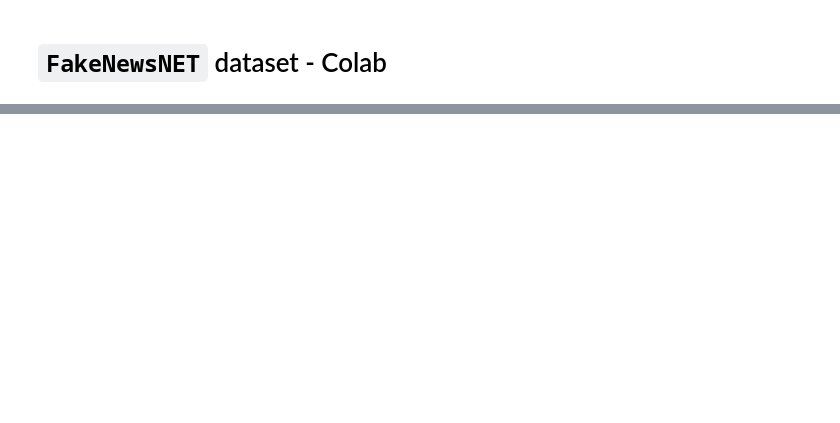
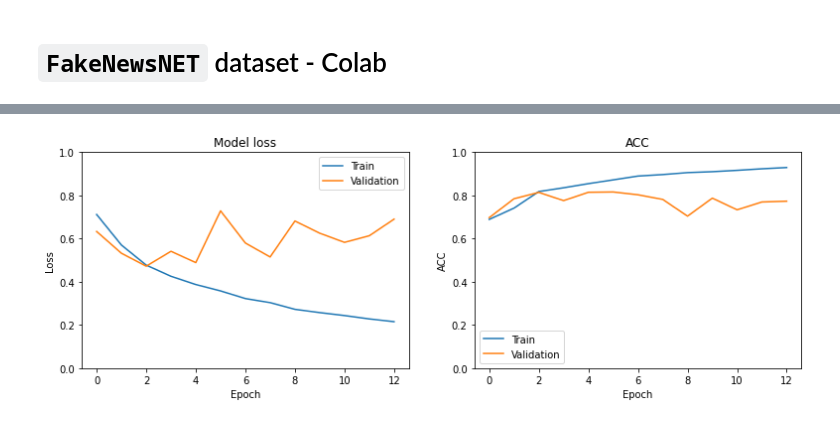
Before and after one commit to EddyEdzwan/StopFAIke, a Jupyter notebook: notebooks/JS_FakeNewsNET_Colab.ipynb, the cells around one changed output, grey strips where cells are left out. Drawn from its saved outputs; the diff is of its cells as text; code cells hidden in the pictures; blank space fills up the shorter version.

```diff
--- a/notebooks/JS_FakeNewsNET_Colab.ipynb
+++ b/notebooks/JS_FakeNewsNET_Colab.ipynb
@@ -15,7 +18,7 @@ def get_data_from_gcp(nrows=10000, optimize=False, **kwargs):
     df = pd.read_csv(path, nrows=nrows)
     return df
 # %%
-data = get_data_from_gcp(nrows=10000)
+data = get_data_from_gcp(nrows=20000)
 # %%
 data.shape
 # %% [output]
@@ -22,0 +212,8 @@ data.shape
+# %%
+text_vocab_size = len(text_tokenizer.word_index)
+title_vocab_size = len(title_tokenizer.word_index)
+
+print('-'*80)
+print(f"text vocab_size: {text_vocab_size}")
+print(f"title vocab_size: {title_vocab_size}")
+print('-'*80)
@@ -22,0 +305,12 @@ data.shape
+# %%
+es = tf.keras.callbacks.EarlyStopping(monitor='val_loss', patience=4, restore_best_weights=True)
+
+text_model = init_model()
+
+history = text_model.fit(X_text_train_pad,
+                  y_train,
+                  validation_split=0.2,
+                  batch_size=64,
+                  epochs=15,
+                  callbacks=[es],
+                  verbose=1)
@@ -22,0 +335,25 @@ data.shape
+# %%
+def plot_loss(history, title=None):
+    fig, (ax1, ax2) = plt.subplots(1,2, figsize=(13,4))
+    ax1.plot(history.history['loss'])
+    ax1.plot(history.history['val_loss'])
+    ax1.set_title('Model loss')
+    ax1.set_ylabel('Loss')
+    ax1.set_xlabel('Epoch')
+    ax1.set_ylim(ymin=0, ymax=1)
+    ax1.legend(['Train', 'Validation'], loc='best')
+
+    ax2.plot(history.history['accuracy'])
+    ax2.plot(history.history['val_accuracy'])
+    ax2.set_title('ACC')
+    ax2.set_ylabel('ACC')
+    ax2.set_xlabel('Epoch')
+    ax2.set_ylim(ymin=0, ymax=1)
+    ax2.legend(['Train', 'Validation'], loc='best')
+    if title:
+        fig.suptitle(title)
+    plt.show()
+# %%
+plot_loss(history, title=None)
+# %% [output]
+[figure, added]
```
Also changed, not shown: parts of 32 cells of this notebook, 1 other file.
